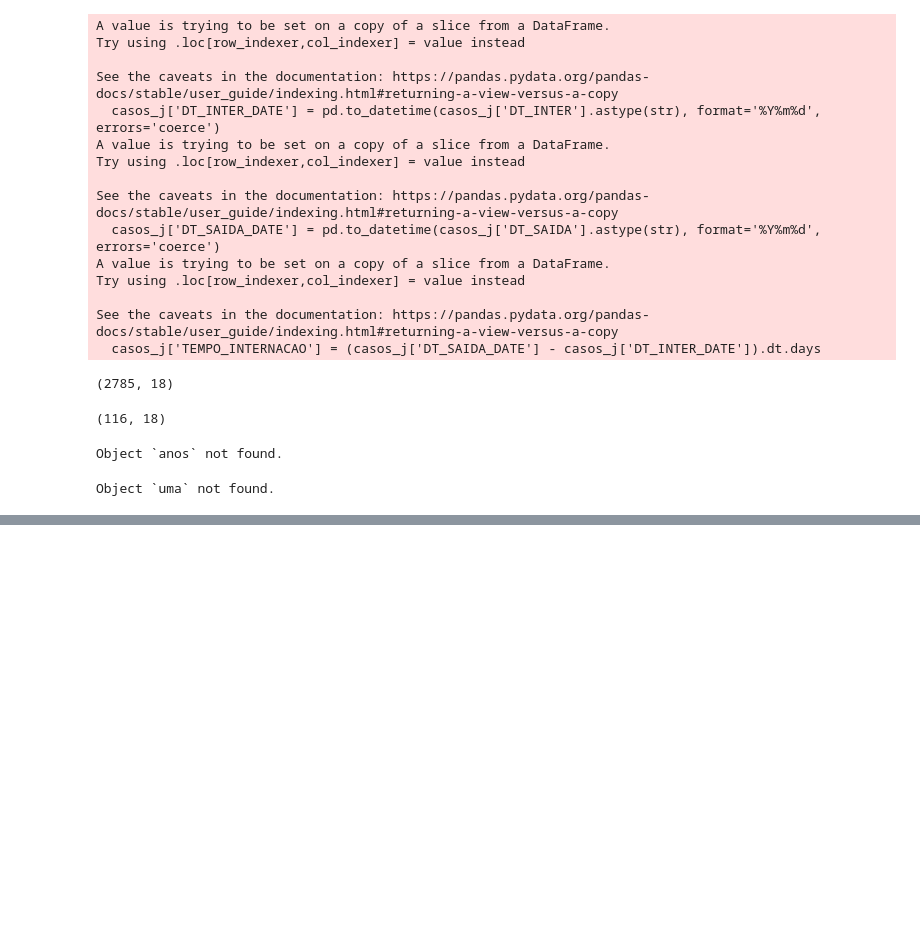
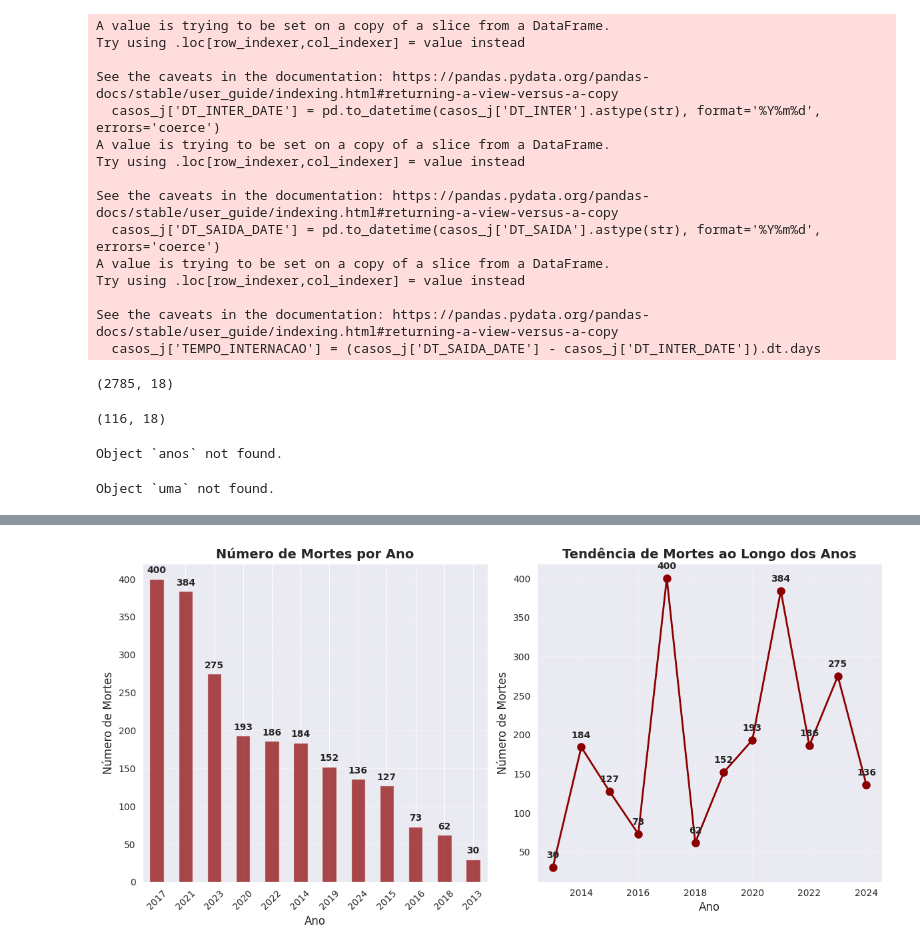
Before and after one commit to MaiconKevyn/agent-txt2sql-langgraph, a Jupyter notebook: notebooks/validations.ipynb, the cells around one changed output, grey strips where cells are left out. Saved outputs shown, nothing was run; the diff lists cells and outputs as text; code cells hidden in the pictures; blank space fills up the shorter version.

Commit message:
update project

```diff
--- a/notebooks/validations.ipynb
+++ b/notebooks/validations.ipynb
@@ -362,3 +369,77 @@ Object `anos` not found.
 Quais são as 5 cidades com o maior numero de mortes e quantas mortes foram em cada uma?
 # %% [output]
 Object `uma` not found.
+# %%
+# Análise de Mortes por Ano
+import pandas as pd
+import matplotlib.pyplot as plt
+import seaborn as sns
+
+# Primeiro, vamos recarregar o dataset original para ter dados limpos
+dados_sus = pd.read_csv('/home/maiconkevyn/PycharmProjects/txt2sql_claude/data/dados_sus3.csv', sep=',')
+
+print("📊 ANÁLISE DE MORTES POR ANO")
+print("=" * 50)
+
+# Extrair ano da data de internação usando a mesma lógica do sistema: DT_INTER // 10000
+dados_sus['ANO'] = dados_sus['DT_INTER'] // 10000
+
+# Filtrar apenas casos de morte (MORTE = 1)
+mortes = dados_sus[dados_sus['MORTE'] == 1]
+
+# Contar mortes por ano
+mortes_por_ano = mortes.groupby('ANO').size().sort_values(ascending=False)
+
+print("🏆 NÚMERO DE MORTES POR ANO:")
+print("-" * 30)
+for ano, total in mortes_por_ano.items():
+    print(f"{ano}: {total} mortes")
+
+print(f"\n✅ RESPOSTA: O ano com maior número de mortes foi {mortes_por_ano.index[0]} com {mortes_por_ano.iloc[0]} mortes")
+
+# Criar visualização
+plt.figure(figsize=(12, 6))
+
+# Gráfico de barras
+plt.subplot(1, 2, 1)
+mortes_por_ano.plot(kind='bar', color='darkred', alpha=0.7)
+plt.title('Número de Mortes por Ano', fontsize=14, fontweight='bold')
+plt.xlabel('Ano', fontsize=12)
+plt.ylabel('Número de Mortes', fontsize=12)
+plt.xticks(rotation=45)
+plt.grid(axis='y', alpha=0.3)
+
+# Adicionar valores no topo das barras
+for i, v in enumerate(mortes_por_ano.values):
+    plt.text(i, v + 5, str(v), ha='center', va='bottom', fontweight='bold')
+
+# Gráfico de linha para tendência
+plt.subplot(1, 2, 2)
+mortes_por_ano_ordenado = mortes_por_ano.sort_index()
+plt.plot(mortes_por_ano_ordenado.index, mortes_por_ano_ordenado.values,
+         marker='o', linewidth=2, markersize=8, color='darkred')
+plt.title('Tendência de Mortes ao Longo dos Anos', fontsize=14, fontweight='bold')
+plt.xlabel('Ano', fontsize=12)
+plt.ylabel('Número de Mortes', fontsize=12)
+plt.grid(True, alpha=0.3)
+
+# Adicionar valores nos pontos
+for x, y in zip(mortes_por_ano_ordenado.index, mortes_por_ano_ordenado.values):
+    plt.annotate(str(y), (x, y), textcoords="offset points", xytext=(0,10), ha='center', fontweight='bold')
+
+plt.tight_layout()
+plt.show()
+
+# Estatísticas adicionais
+print(f"\n📈 ESTATÍSTICAS DETALHADAS:")
+print(f"Total de mortes no dataset: {len(mortes)}")
+print(f"Período analisado: {mortes_por_ano.sort_index().index[0]} - {mortes_por_ano.sort_index().index[-1]}")
+print(f"Média de mortes por ano: {mortes_por_ano.mean():.1f}")
+print(f"Ano com mais mortes: {mortes_por_ano.index[0]} ({mortes_por_ano.iloc[0]} mortes)")
+print(f"Ano com menos mortes: {mortes_por_ano.index[-1]} ({mortes_por_ano.iloc[-1]} mortes)")
+
+# Validar com a mesma lógica usada no sistema SQL
+print(f"\n🔧 VALIDAÇÃO (usando lógica DT_INTER//10000):")
+print(f"Exemplo de conversão: DT_INTER=20170803 → ANO={20170803//10000}")
+print(f"Confirmação: {mortes_por_ano.sort_values(ascending=False).head(1).to_dict()}")
+# %% [output]
@@ -364,0 +464 @@ Object `uma` not found.
+[figure, added]
```
Also changed, not shown: parts of 5 cells of this notebook, 39 other files.
